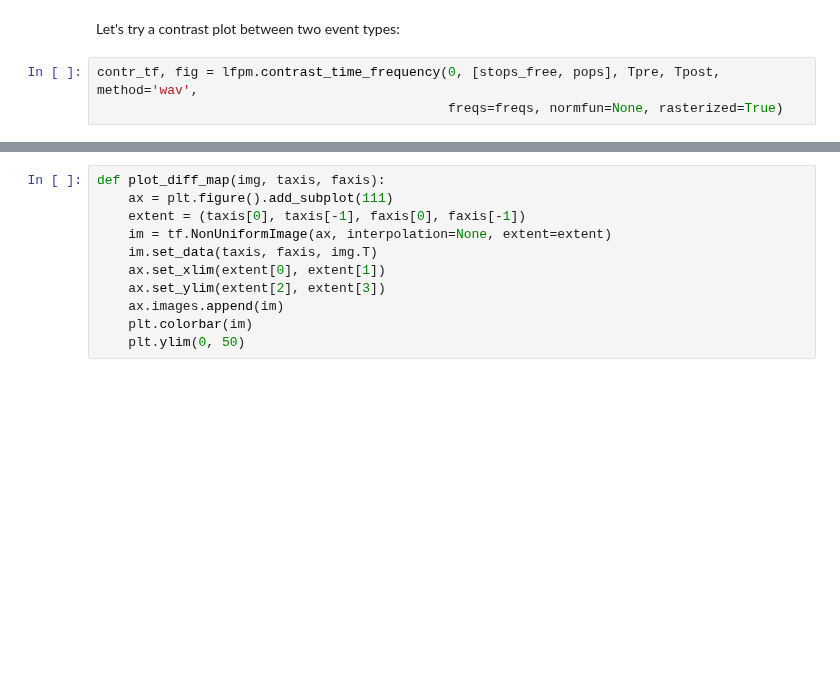
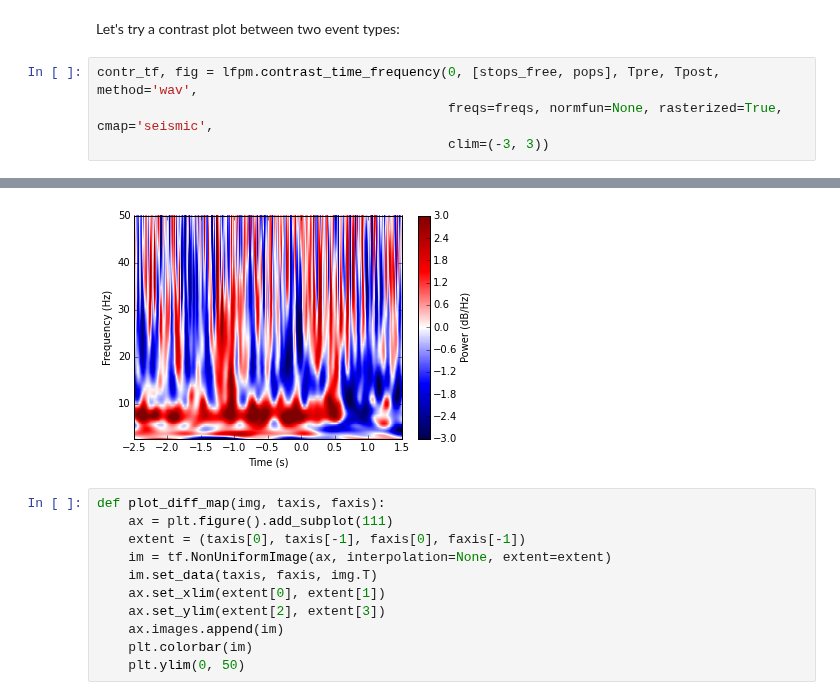
Before and after one commit to jmxpearson/hephys, a Jupyter notebook: bartc/time_frequency_mean_across_channels.ipynb, the cells around one changed output, grey strips where cells are left out. Drawn from its saved outputs; the diff is of its cells as text; blank space fills up the shorter version.

```diff
--- a/bartc/time_frequency_mean_across_channels.ipynb
+++ b/bartc/time_frequency_mean_across_channels.ipynb
@@ -67,5 +68,6 @@ plt.ylim(2.5, 50);
 Let's try a contrast plot between two event types:
 # %%
 contr_tf, fig = lfpm.contrast_time_frequency(0, [stops_free, pops], Tpre, Tpost, method='wav',
-                                             freqs=freqs, normfun=None, rasterized=True)
+                                             freqs=freqs, normfun=None, rasterized=True, cmap='seismic',
+                                             clim=(-3, 3))
 # %% [output]
@@ -73,3 +74,4 @@ contr_tf, fig = lfpm.contrast_time_frequency(0, [stops_free, pops], Tpre, Tpost,
+[figure, added]
 # %%
 def plot_diff_map(img, taxis, faxis):
     ax = plt.figure().add_subplot(111)
```
Also changed, not shown: parts of 8 cells of this notebook.
